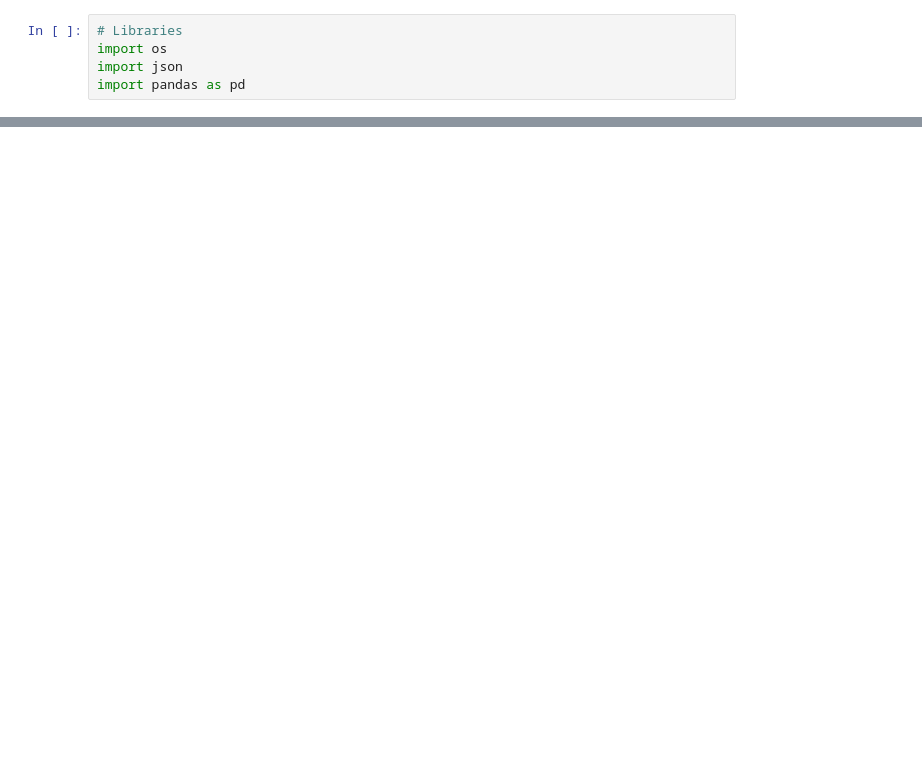
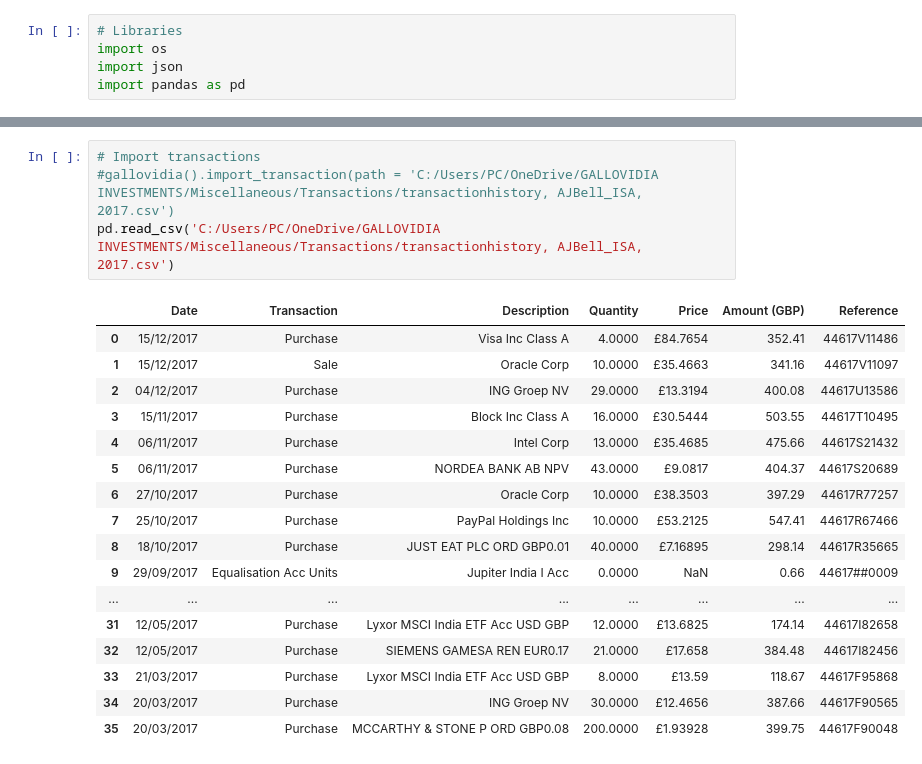
Before and after one commit to mshedededen/Portfolio, a Jupyter notebook: Projects/Gallovidia Investments/transaction_recorder.ipynb, the cells around one changed output, grey strips where cells are left out. Cells and saved outputs as stored; diff of their text form; blank space fills up the shorter version.

```diff
--- a/Projects/Gallovidia Investments/transaction_recorder.ipynb
+++ b/Projects/Gallovidia Investments/transaction_recorder.ipynb
@@ -84,0 +237,22 @@ class gallovidia:
+# %%
+# Import transactions
+#gallovidia().import_transaction(path = 'C:/Users/PC/OneDrive/GALLOVIDIA INVESTMENTS/Miscellaneous/Transactions/transactionhistory, AJBell_ISA, 2017.csv')
+pd.read_csv('C:/Users/PC/OneDrive/GALLOVIDIA INVESTMENTS/Miscellaneous/Transactions/transactionhistory, AJBell_ISA, 2017.csv')
+# %% [output]
+|  | Date | Transaction | Description | Quantity | Price | Amount (GBP) | Reference |
+| 0 | 15/12/2017 | Purchase | Visa Inc Class A | 4.0000 | £84.7654 | 352.41 | 44617V11486 |
+| 1 | 15/12/2017 | Sale | Oracle Corp | 10.0000 | £35.4663 | 341.16 | 44617V11097 |
+| 2 | 04/12/2017 | Purchase | ING Groep NV | 29.0000 | £13.3194 | 400.08 | 44617U13586 |
+| 3 | 15/11/2017 | Purchase | Block Inc Class A | 16.0000 | £30.5444 | 503.55 | 44617T10495 |
+| 4 | 06/11/2017 | Purchase | Intel Corp | 13.0000 | £35.4685 | 475.66 | 44617S21432 |
+| 5 | 06/11/2017 | Purchase | NORDEA BANK AB NPV | 43.0000 | £9.0817 | 404.37 | 44617S20689 |
+| 6 | 27/10/2017 | Purchase | Oracle Corp | 10.0000 | £38.3503 | 397.29 | 44617R77257 |
+| 7 | 25/10/2017 | Purchase | PayPal Holdings Inc | 10.0000 | £53.2125 | 547.41 | 44617R67466 |
+| 8 | 18/10/2017 | Purchase | JUST EAT PLC ORD GBP0.01 | 40.0000 | £7.16895 | 298.14 | 44617R35665 |
+| 9 | 29/09/2017 | Equalisation Acc Units | Jupiter India I Acc | 0.0000 | NaN | 0.66 | 44617##0009 |
+| ... | ... | ... | ... | ... | ... | ... | ... |
+| 31 | 12/05/2017 | Purchase | Lyxor MSCI India ETF Acc USD GBP | 12.0000 | £13.6825 | 174.14 | 44617I82658 |
+| 32 | 12/05/2017 | Purchase | SIEMENS GAMESA REN EUR0.17 | 21.0000 | £17.658 | 384.48 | 44617I82456 |
+| 33 | 21/03/2017 | Purchase | Lyxor MSCI India ETF Acc USD GBP | 8.0000 | £13.59 | 118.67 | 44617F95868 |
+| 34 | 20/03/2017 | Purchase | ING Groep NV | 30.0000 | £12.4656 | 387.66 | 44617F90565 |
+| 35 | 20/03/2017 | Purchase | MCCARTHY & STONE P ORD GBP0.08 | 200.0000 | £1.93928 | 399.75 | 44617F90048 |
```
Also changed, not shown: parts of 11 cells of this notebook.
